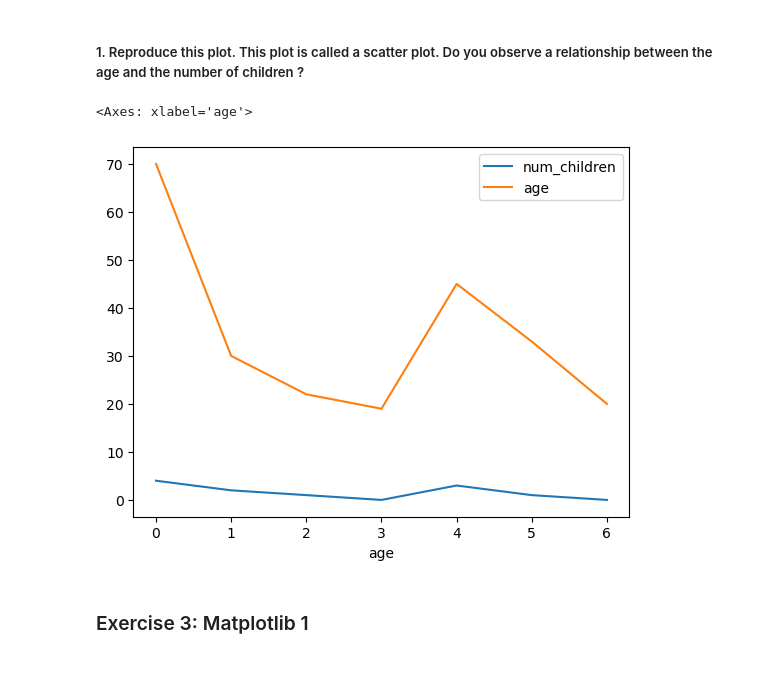
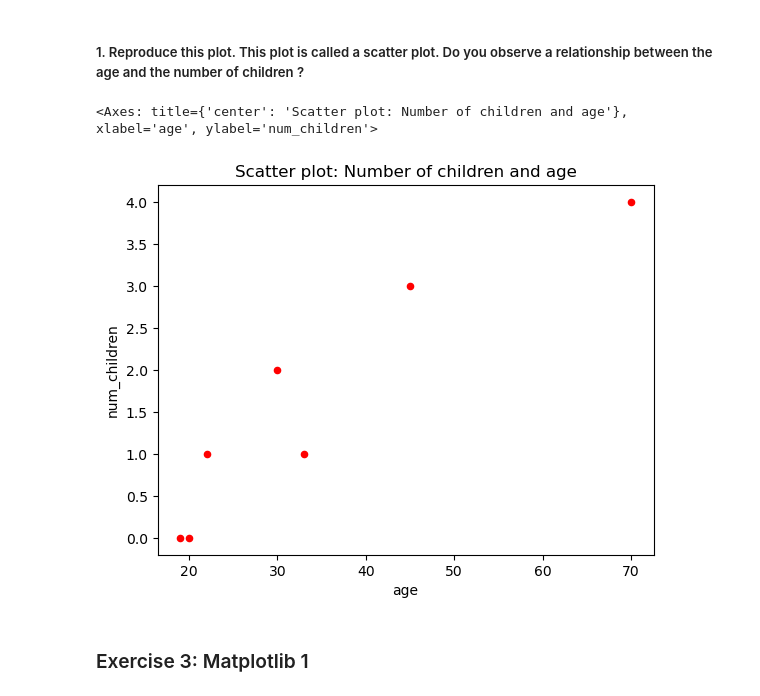
Before and after one commit to coulou800/piscine-ai, a Jupyter notebook: Visualizations-Notebook.ipynb, the cells around one changed output. Cells and saved outputs as stored; diff of their text form; code cells hidden in the pictures; blank space fills up the shorter version.

```diff
--- a/Visualizations-Notebook.ipynb
+++ b/Visualizations-Notebook.ipynb
@@ -69,9 +68,15 @@ df
 # %% [markdown]
 ##### 1. Reproduce this plot. This plot is called a scatter plot. Do you observe a relationship between the age and the number of children ?
 # %%
-df[["num_children","age"]].plot(xlabel="age",ylabel="num_children")
+df[["num_children","age"]].plot(xlabel="age",
+ylabel="num_children",
+kind="scatter",
+x="age",
+y="num_children",
+color="red",
+title="Scatter plot: Number of children and age")
 # %% [output]
-<Axes: xlabel='age'>
+<Axes: title={'center': 'Scatter plot: Number of children and age'}, xlabel='age', ylabel='num_children'>
-[figure, old version]
+[figure, new version]
 # %% [markdown]
 ### Exercise 3: Matplotlib 1
```
Also changed, not shown: parts of 17 cells of this notebook.
